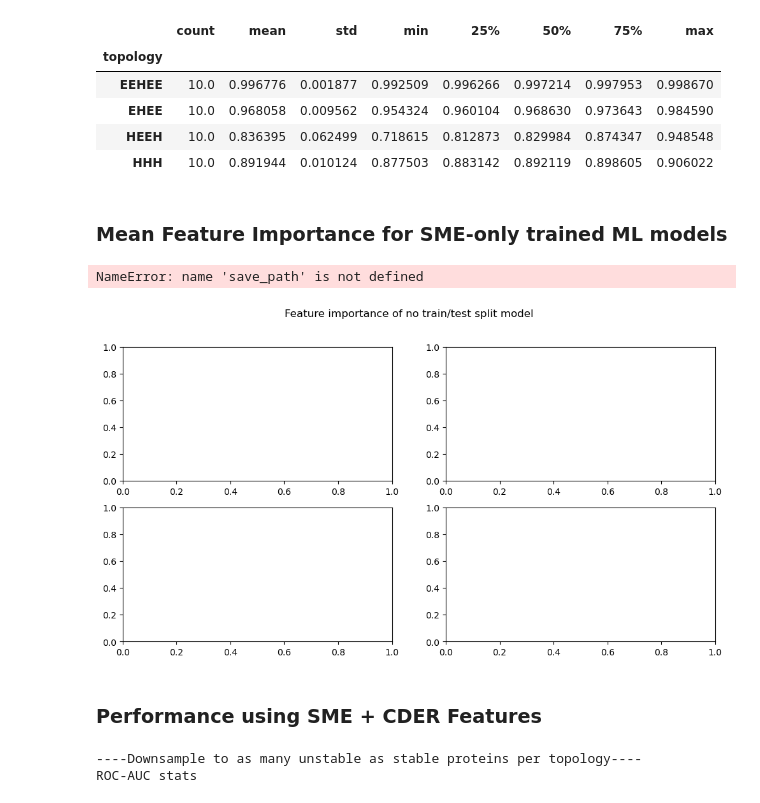
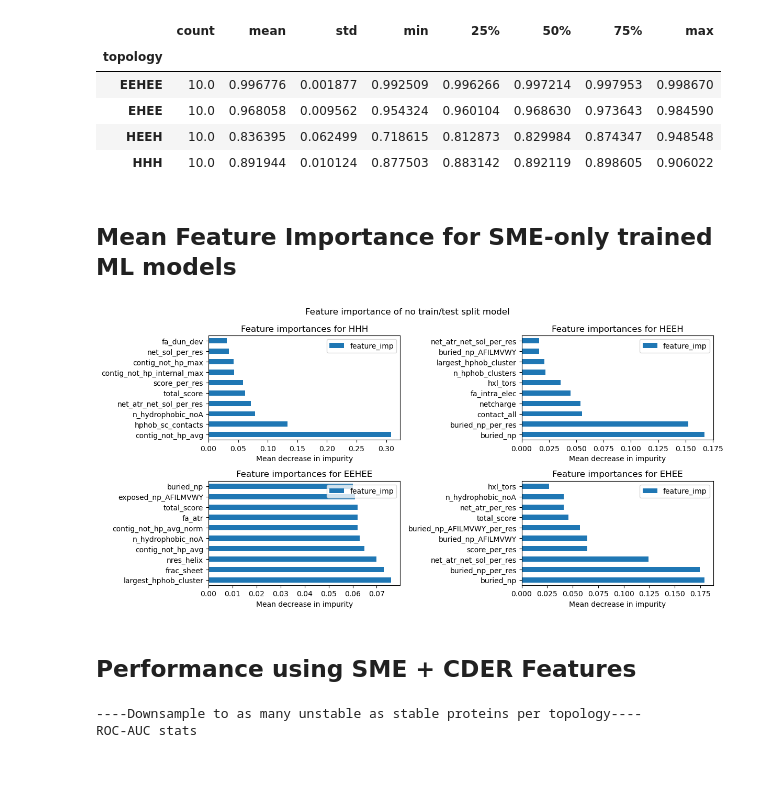
Before and after one commit to amish-mishra/CDER-protein-classifier, a Jupyter notebook: 8analyze_performance.ipynb, the cells around one changed output. Saved outputs shown, nothing was run; the diff lists cells and outputs as text; code cells hidden in the pictures; blank space fills up the shorter version.

```diff
--- a/8analyze_performance.ipynb
+++ b/8analyze_performance.ipynb
@@ -74,32 +71,30 @@ APS stats
 | HEEH | 10.0 | 0.836395 | 0.062499 | 0.718615 | 0.812873 | 0.829984 | 0.874347 | 0.948548 |
 | HHH | 10.0 | 0.891944 | 0.010124 | 0.877503 | 0.883142 | 0.892119 | 0.898605 | 0.906022 |
 # %% [markdown]
-### Mean Feature Importance for SME-only trained ML models
+## Mean Feature Importance for SME-only trained ML models
 # %%
 fig, axs = plt.subplots(2,2, figsize=(12,6))
 plt.suptitle('Feature importance of no train/test split model')
 top_arr = ['HHH', 'EEHEE', 'HEEH', 'EHEE']
 
 for i, top in enumerate(top_arr):
     # Find the mean of the feature importances across all iterations
-    features_df = pandas.read_csv(f'{save_path}/{top}_sme_feature_importances_no_train_test_split_df.csv', index_col=0)
-
+    features_df = pandas.read_csv(f'sme_feature_importances_dataframes/{top}_sme_feature_importances_no_train_test_split_df.csv', index_col=0)
     # Choose the largest
     largest_importances = features_df.nlargest(n=10, columns=['feature_imp'])
 
     # Plot
     j = 1 if i > 1 else 0
     i = i%2
     largest_importances.plot.barh(ax=axs[i][j], error_kw={'linewidth': 1, 'capsize': 2, 'capthick': 1})
     axs[i][j].set_title("Feature importances for "+top)
     axs[i][j].set_xlabel("Mean decrease in impurity")
     fig.tight_layout()
 
 # fig.savefig('./figures/average_feature_importances.png')
 # %% [output]
-NameError: name 'save_path' is not defined
-[figure, old version]
+[figure, new version]
 # %% [markdown]
-### Performance using SME + CDER Features
+## Performance using SME + CDER Features
 # %%
 # Load in the dataframe
```
Also changed, not shown: parts of 12 cells of this notebook, 1 other file.
